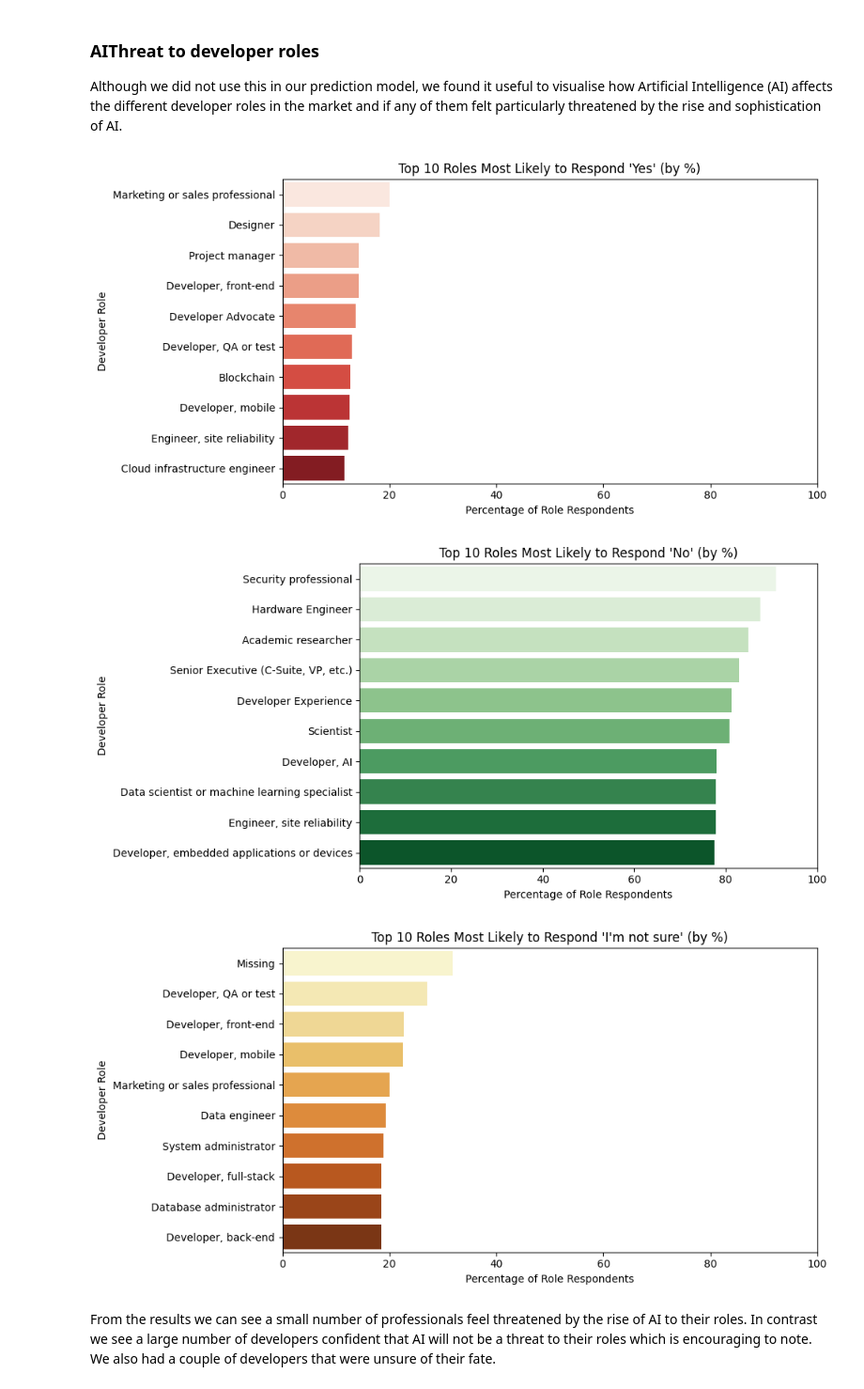
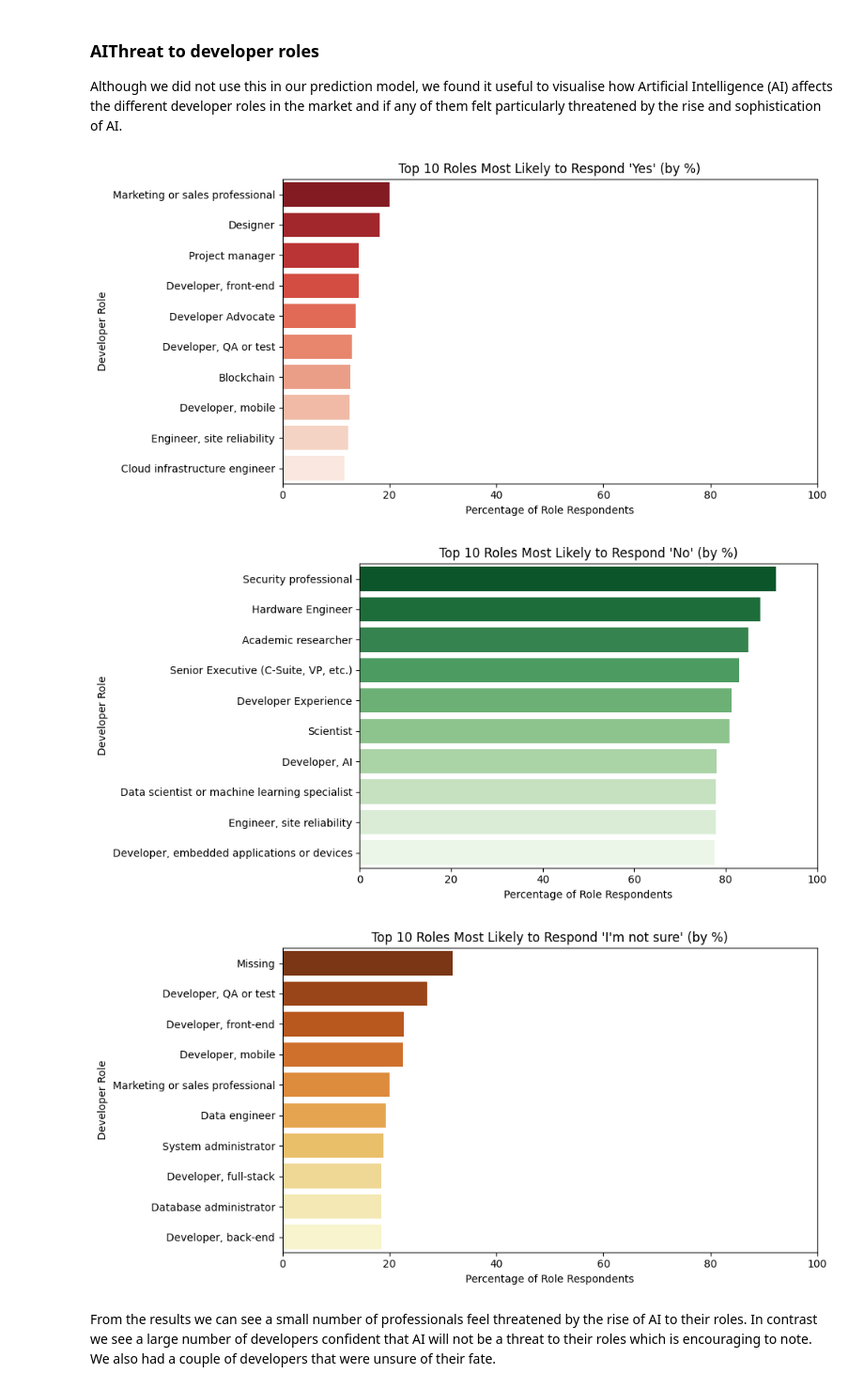
Before and after one commit to Owiti-Charles/Developers-Salary-Predictor, a Jupyter notebook: notebook_final.ipynb, the cells around one changed output. Shown at 94% size. Drawn from its saved outputs; the diff is of its cells as text; code cells hidden in the pictures.

```diff
--- a/notebook_final.ipynb
+++ b/notebook_final.ipynb
@@ -491,39 +836,39 @@ df_ai['DevType'] = df_ai['DevType'].str.strip()
 
 # Normalize role threat responses
 # Total count of each role overall
 role_totals = df_ai['DevType'].value_counts()
 
 # Function to calculate top 10 roles by percentage for a given threat category
 def get_top_roles(threat_label, color):
     threat_df = df_ai[df_ai['AIThreat'] == threat_label]
     role_counts = threat_df['DevType'].value_counts()
     role_percent = (role_counts / role_totals * 100).dropna()
     top_roles = role_percent.nlargest(10)
 
     # Plot
     plt.figure(figsize=(10, 5))
     sns.barplot(
         x=top_roles.values,
         y=top_roles.index,
         palette=color
     )
     plt.title(f"Top 10 Roles Most Likely to Respond '{threat_label}' (by %)")
     plt.xlabel("Percentage of Role Respondents")
     plt.ylabel("Developer Role")
     plt.xlim(0, 100)
     plt.tight_layout()
     plt.show()
 
     return top_roles
 
 # Step 4: Run for each category
-top_yes = get_top_roles("Yes", "Reds")
-top_no = get_top_roles("No", "Greens")
-top_unsure = get_top_roles("I'm not sure", "YlOrBr")
+top_yes = get_top_roles("Yes", "Reds_r")
+top_no = get_top_roles("No", "Greens_r")
+top_unsure = get_top_roles("I'm not sure", "YlOrBr_r")
 # %% [output]
-[figure, old version]
+[figure, new version]
-[figure, old version]
+[figure, new version]
-[figure, old version]
+[figure, new version]
 # %% [markdown]
 From the results we can see a small number of professionals feel threatened by the rise of AI to their roles. In contrast we see a large number of developers confident that AI will not be a threat to their roles which is encouraging to note. We also had a couple of developers that were unsure of their fate.
 # %%
```
Also changed, not shown: parts of 33 cells of this notebook.
